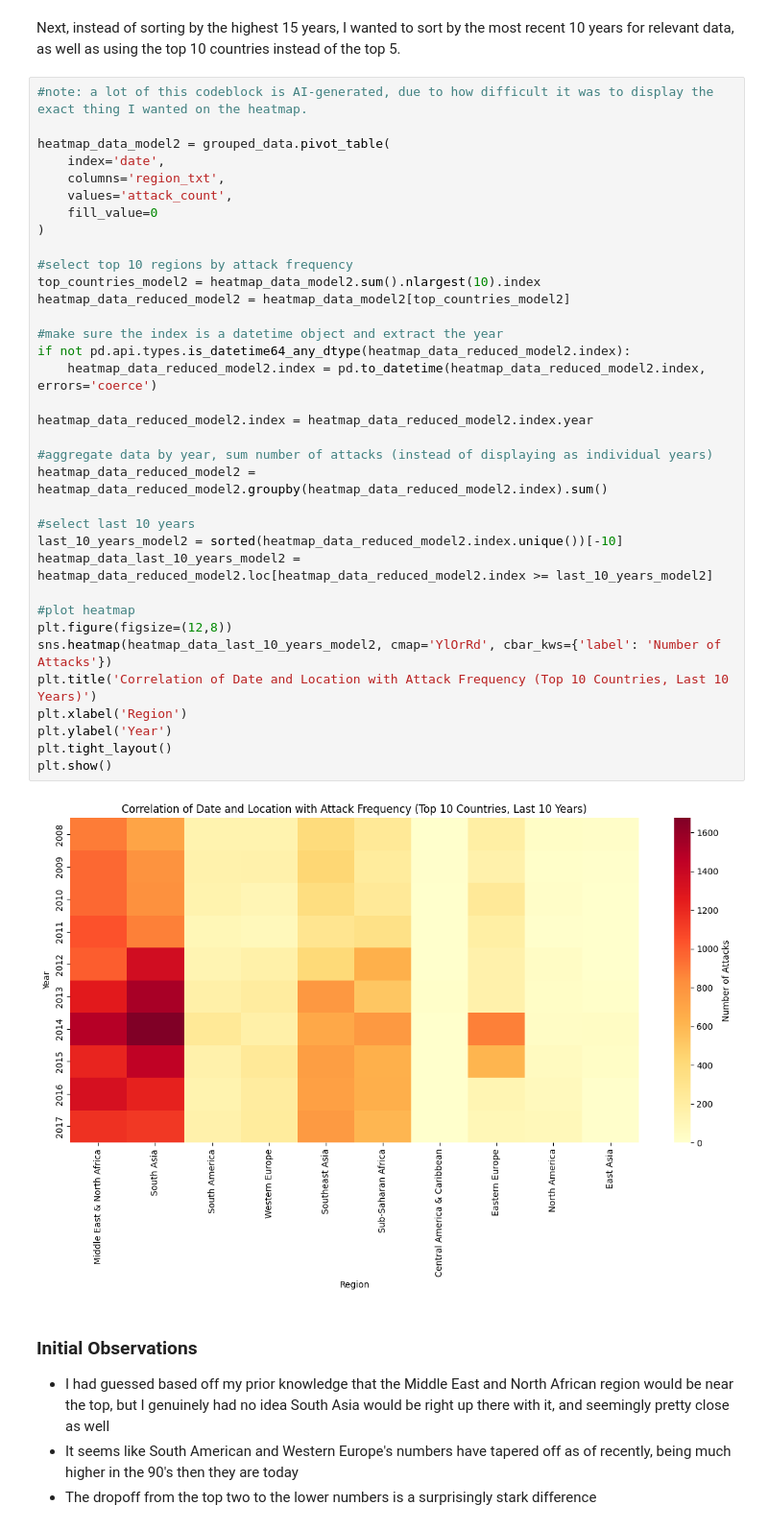
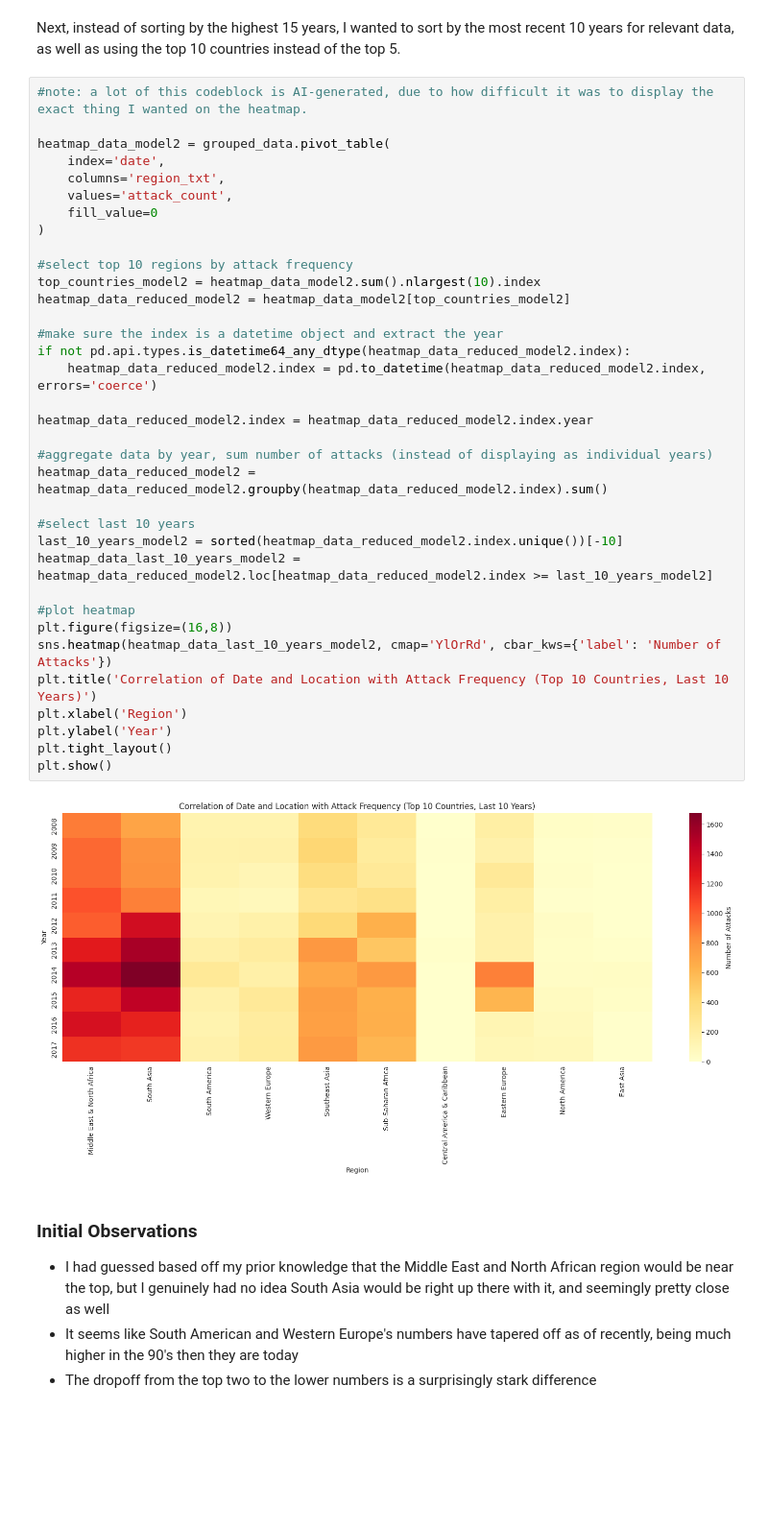
Before and after one commit to ryanshz/dmclustering, a Jupyter notebook: project4.ipynb, the cells around one changed output. Shown at 96% size. Cells and saved outputs as stored; diff of their text form; blank space fills up the shorter version.

```diff
--- a/project4.ipynb
+++ b/project4.ipynb
@@ -119,35 +115,35 @@ heatmap_data_model2 = grouped_data.pivot_table(
     columns='region_txt',
     values='attack_count',
     fill_value=0
 )
 
 #select top 10 regions by attack frequency
 top_countries_model2 = heatmap_data_model2.sum().nlargest(10).index
 heatmap_data_reduced_model2 = heatmap_data_model2[top_countries_model2]
 
 #make sure the index is a datetime object and extract the year
 if not pd.api.types.is_datetime64_any_dtype(heatmap_data_reduced_model2.index):
     heatmap_data_reduced_model2.index = pd.to_datetime(heatmap_data_reduced_model2.index, errors='coerce')
 
 heatmap_data_reduced_model2.index = heatmap_data_reduced_model2.index.year
 
 #aggregate data by year, sum number of attacks (instead of displaying as individual years)
 heatmap_data_reduced_model2 = heatmap_data_reduced_model2.groupby(heatmap_data_reduced_model2.index).sum()
 
 #select last 10 years
 last_10_years_model2 = sorted(heatmap_data_reduced_model2.index.unique())[-10]
 heatmap_data_last_10_years_model2 = heatmap_data_reduced_model2.loc[heatmap_data_reduced_model2.index >= last_10_years_model2]
 
 #plot heatmap
-plt.figure(figsize=(12,8))
+plt.figure(figsize=(16,8))
 sns.heatmap(heatmap_data_last_10_years_model2, cmap='YlOrRd', cbar_kws={'label': 'Number of Attacks'})
 plt.title('Correlation of Date and Location with Attack Frequency (Top 10 Countries, Last 10 Years)')
 plt.xlabel('Region')
 plt.ylabel('Year')
 plt.tight_layout()
 plt.show()
 # %% [output]
-[figure, old version]
+[figure, new version]
 # %% [markdown]
 ### Initial Observations
 
```
Also changed, not shown: parts of 14 cells of this notebook.
